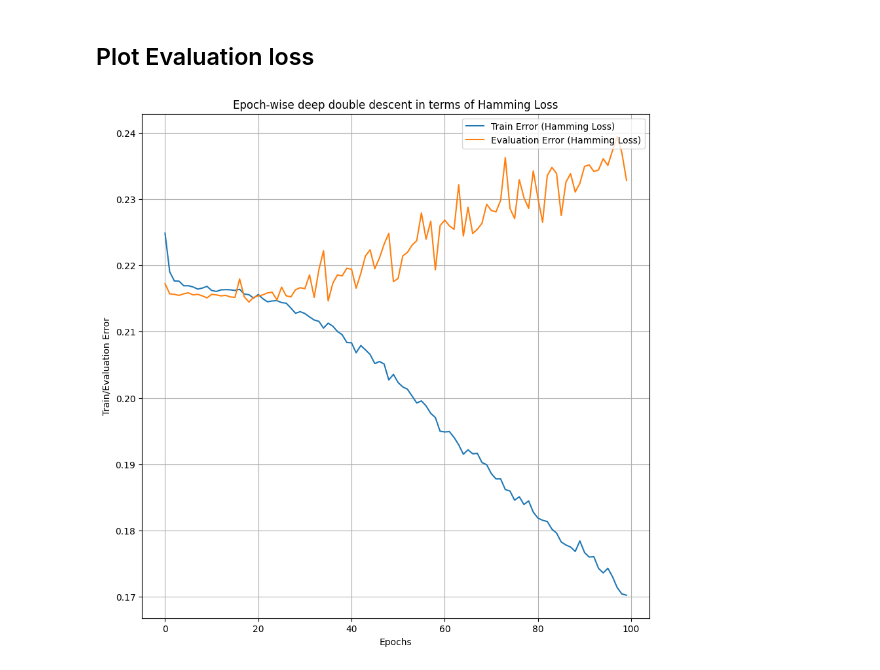
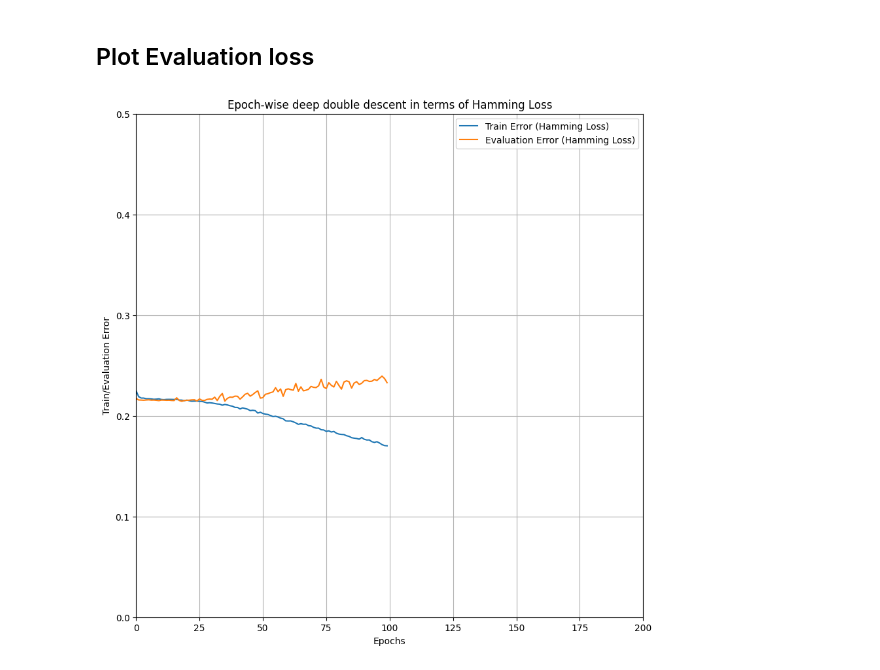
Before and after one commit to Praaathaamesh/Deep_Double_Descent_Clinical_MLC, a Jupyter notebook: nbs/epoch_dd_modelling.ipynb, the cells around one changed output. Saved outputs shown, nothing was run; the diff lists cells and outputs as text; code cells hidden in the pictures.

```diff
--- a/nbs/epoch_dd_modelling.ipynb
+++ b/nbs/epoch_dd_modelling.ipynb
@@ -231,14 +231,16 @@ Epoch 100/100
 ## Plot Evaluation loss
 # %%
 # Plot for epoch wise deep double descent in terms of hamming loss
-plt.figure(figsize=(10, 10))
+plt.figure(figsize=(10, 5))
 plt.plot(history.history["Hamming_loss"], label="Train Error (Hamming Loss)")
 plt.plot(history.history["val_Hamming_loss"], label="Evaluation Error (Hamming Loss)")
 plt.title("Epoch-wise deep double descent in terms of Hamming Loss")
 plt.xlabel("Epochs")
 plt.ylabel("Train/Evaluation Error")
+plt.xlim(0, 200)
+plt.ylim(0.0, 0.5)
 plt.legend(loc="upper right")
 plt.grid(True)
 plt.show()
 # %% [output]
-[figure, old version]
+[figure, new version]
```
Also changed, not shown: parts of 1 cell of this notebook.
